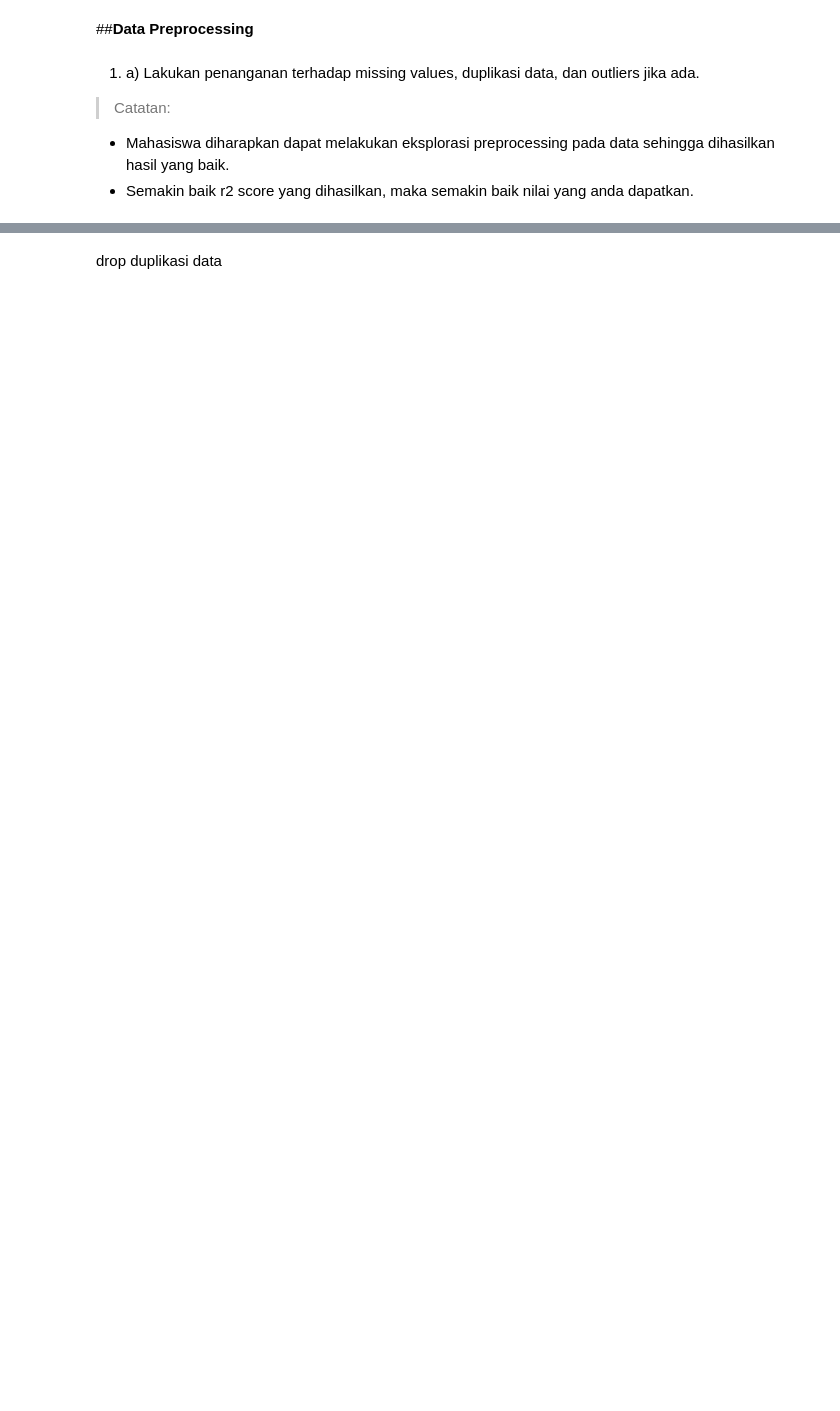
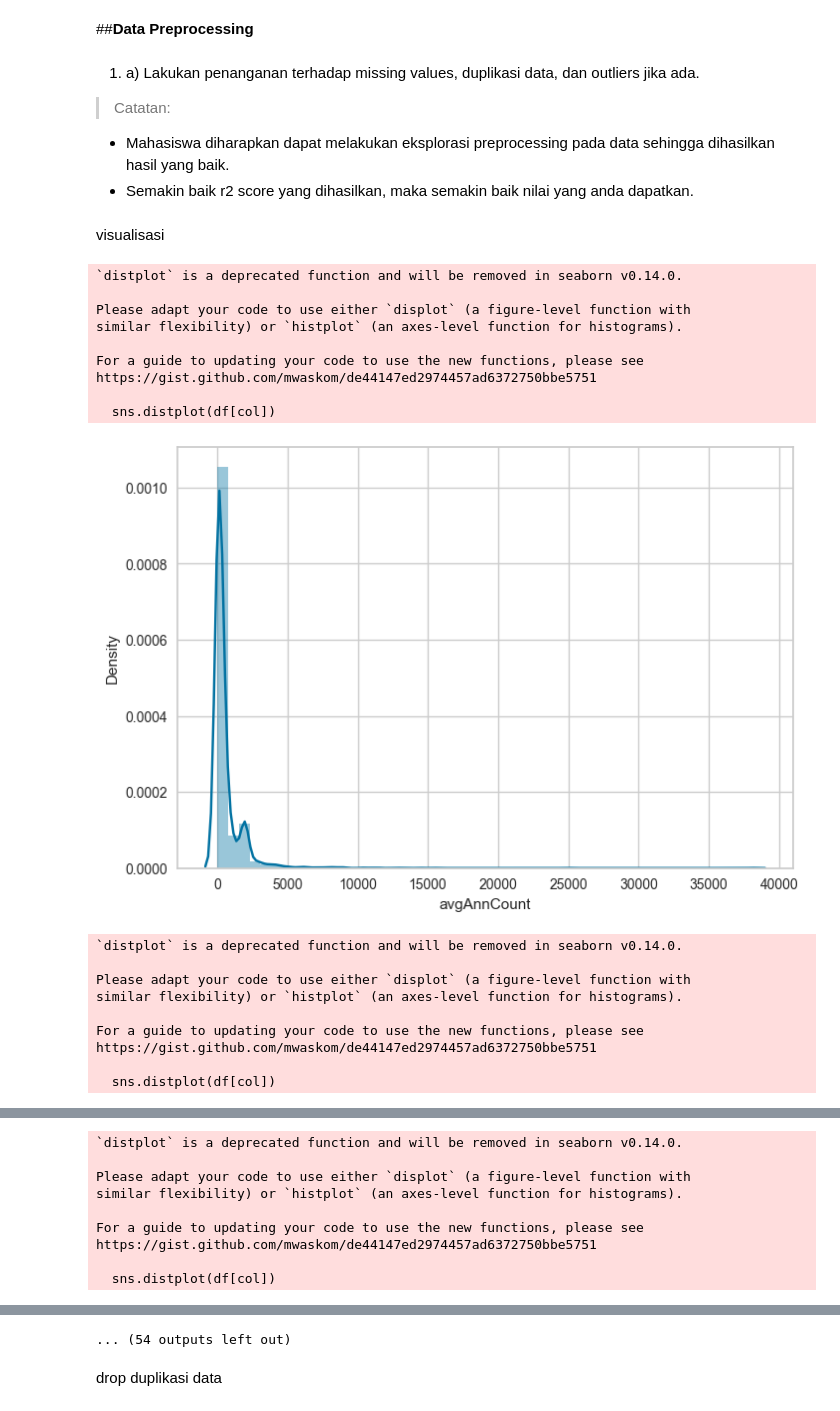
Before and after one commit to iqbalpa/KASDD, a Jupyter notebook: Lab 7/B_Lab7_2106752281_IqbalPahleviAmin.ipynb, the cells around one changed output, grey strips where cells are left out. Drawn from its saved outputs; the diff is of its cells as text; code cells hidden in the pictures; blank space fills up the shorter version.

```diff
--- a/Lab 7/B_Lab7_2106752281_IqbalPahleviAmin.ipynb
+++ b/Lab 7/B_Lab7_2106752281_IqbalPahleviAmin.ipynb
@@ -285,3 +285,35 @@ plt.show()
 > Catatan:
 * Mahasiswa diharapkan dapat melakukan eksplorasi preprocessing pada data sehingga dihasilkan hasil yang baik.
 * Semakin baik r2 score yang dihasilkan, maka semakin baik nilai yang anda dapatkan.
+# %% [markdown]
+visualisasi
+# %%
+import seaborn as sns
+
+for col in df.columns:
+    if df[col].dtype == 'object':
+        sns.countplot(y=col, data=df)
+        plt.show()
+    else:
+        sns.distplot(df[col])
+        plt.show()
+# %% [output]
+`distplot` is a deprecated function and will be removed in seaborn v0.14.0.
+
+Please adapt your code to use either `displot` (a figure-level function with
+similar flexibility) or `histplot` (an axes-level function for histograms).
+
+For a guide to updating your code to use the new functions, please see
+https://gist.github.com/mwaskom/de44147ed2974457ad6372750bbe5751
+
+  sns.distplot(df[col])
+[figure, added]
+`distplot` is a deprecated function and will be removed in seaborn v0.14.0.
+
+Please adapt your code to use either `displot` (a figure-level function with
+similar flexibility) or `histplot` (an axes-level function for histograms).
+
+For a guide to updating your code to use the new functions, please see
+https://gist.github.com/mwaskom/de44147ed2974457ad6372750bbe5751
+
+  sns.distplot(df[col])
@@ -287,0 +321,9 @@ plt.show()
+`distplot` is a deprecated function and will be removed in seaborn v0.14.0.
+
+Please adapt your code to use either `displot` (a figure-level function with
+similar flexibility) or `histplot` (an axes-level function for histograms).
+
+For a guide to updating your code to use the new functions, please see
+https://gist.github.com/mwaskom/de44147ed2974457ad6372750bbe5751
+
+  sns.distplot(df[col])
@@ -288,3 +361,4 @@ plt.show()
+... (54 outputs left out)
 # %% [markdown]
 drop duplikasi data
 # %%
```
Also changed, not shown: parts of 35 cells of this notebook.
